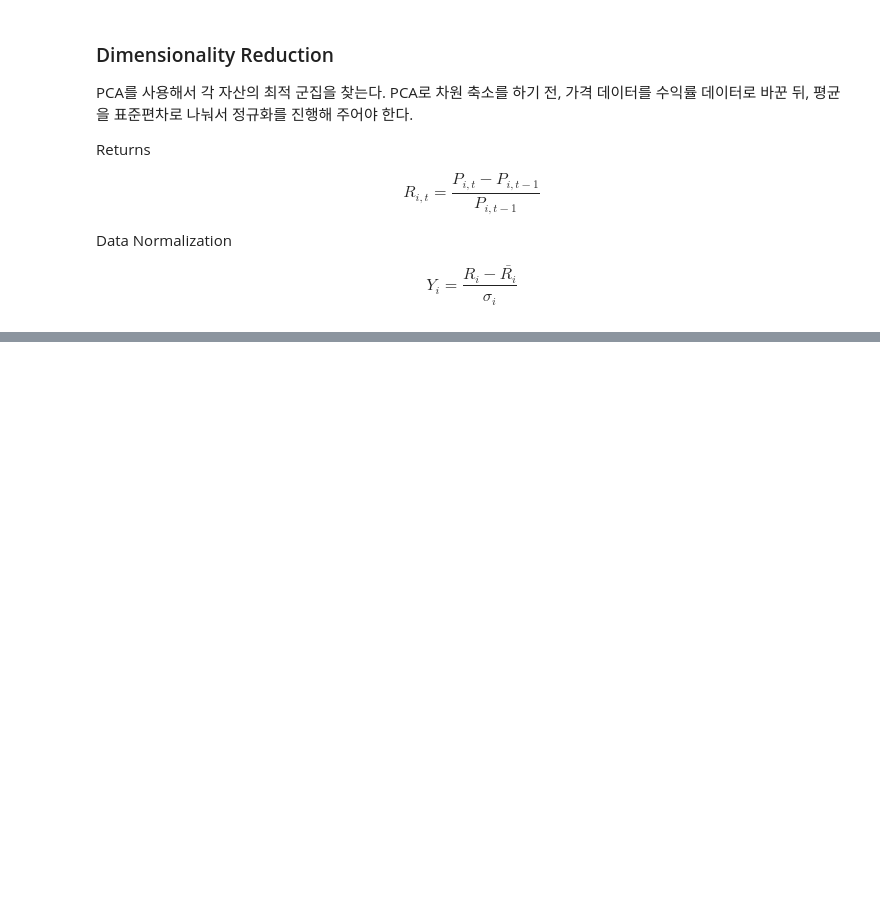
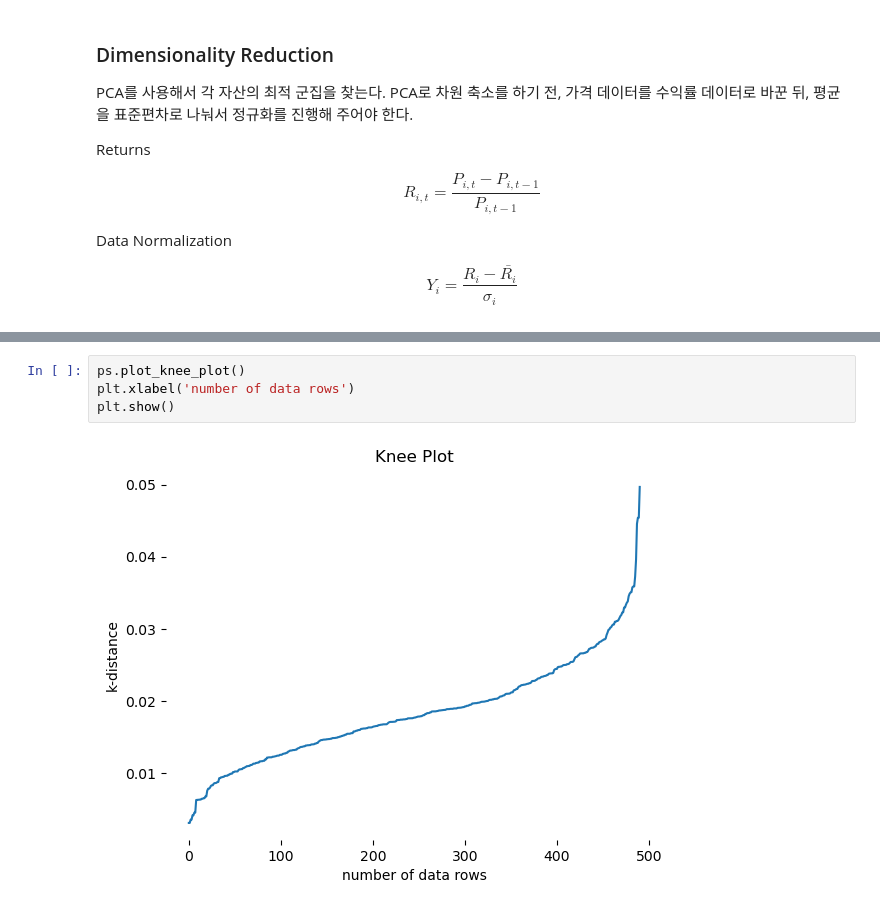
Before and after one commit to Tommylee1013/MLTrading, a Jupyter notebook: Notes/MachineLearningApproach/pair_selection.ipynb, the cells around one changed output, grey strips where cells are left out. Cells and saved outputs as stored; diff of their text form; blank space fills up the shorter version.

```diff
--- a/Notes/MachineLearningApproach/pair_selection.ipynb
+++ b/Notes/MachineLearningApproach/pair_selection.ipynb
@@ -42,0 +65,6 @@ ps.plot_pca_matrix();
+# %%
+ps.plot_knee_plot()
+plt.xlabel('number of data rows')
+plt.show()
+# %% [output]
+[figure, added]
```
Also changed, not shown: parts of 21 cells of this notebook.
